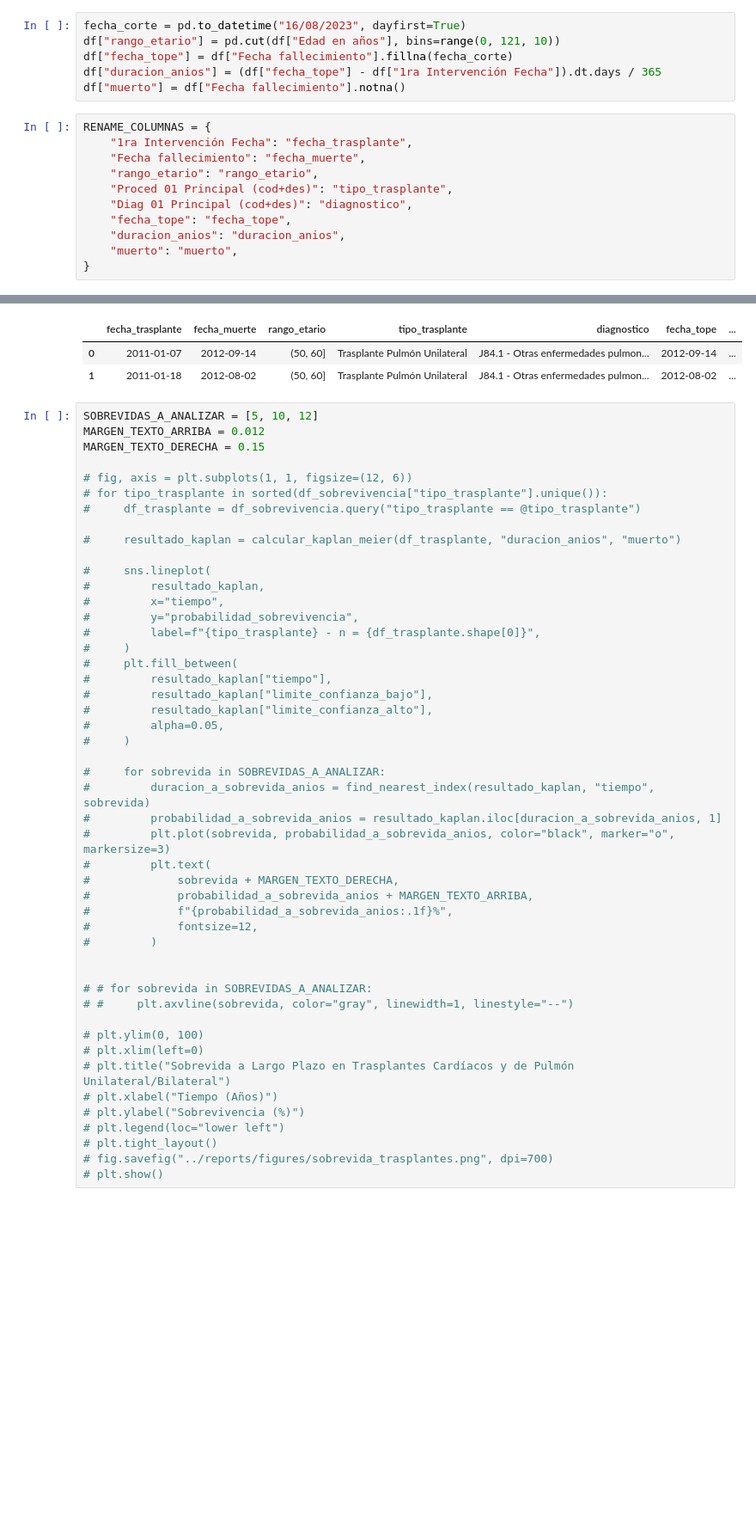
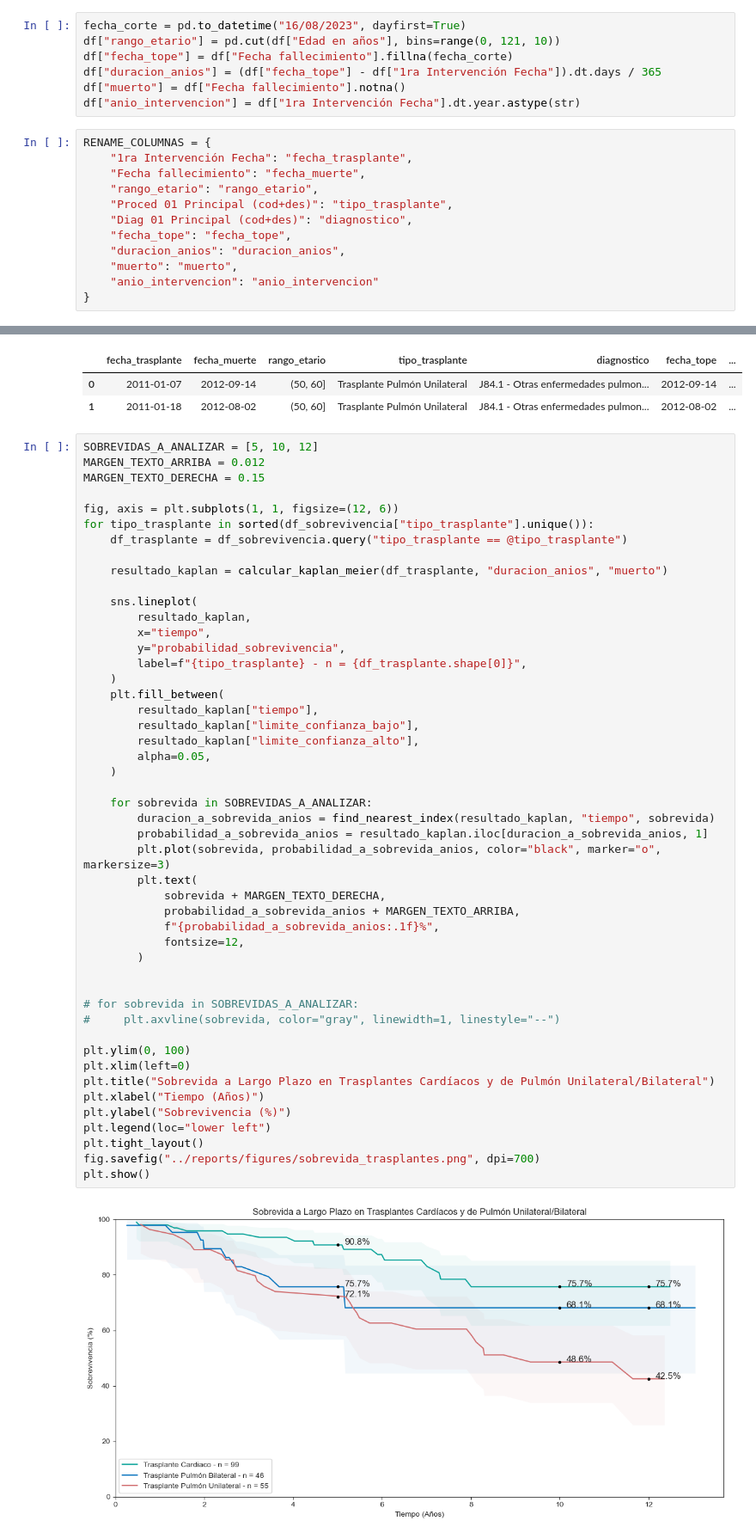
Before and after one commit to JavierRojas14/cardiac-transplant-int, a Jupyter notebook: notebooks/1.0-jrb-survival-analysis.ipynb, the cells around one changed output, grey strips where cells are left out. Shown: that part at 86% size. Cells and saved outputs as stored; diff of their text form; blank space fills up the shorter version.

```diff
--- a/notebooks/1.0-jrb-survival-analysis.ipynb
+++ b/notebooks/1.0-jrb-survival-analysis.ipynb
@@ -75,6 +73,7 @@ df["rango_etario"] = pd.cut(df["Edad en años"], bins=range(0, 121, 10))
 df["fecha_tope"] = df["Fecha fallecimiento"].fillna(fecha_corte)
 df["duracion_anios"] = (df["fecha_tope"] - df["1ra Intervención Fecha"]).dt.days / 365
 df["muerto"] = df["Fecha fallecimiento"].notna()
+df["anio_intervencion"] = df["1ra Intervención Fecha"].dt.year.astype(str)
 # %%
 RENAME_COLUMNAS = {
     "1ra Intervención Fecha": "fecha_trasplante",
@@ -85,6 +84,7 @@ RENAME_COLUMNAS = {
     "fecha_tope": "fecha_tope",
     "duracion_anios": "duracion_anios",
     "muerto": "muerto",
+    "anio_intervencion": "anio_intervencion"
 }
 # %%
 df_sobrevivencia = df[RENAME_COLUMNAS.keys()]
@@ -101,48 +101,50 @@ display(df_sobrevivencia.head(2))
 # %%
 SOBREVIDAS_A_ANALIZAR = [5, 10, 12]
 MARGEN_TEXTO_ARRIBA = 0.012
 MARGEN_TEXTO_DERECHA = 0.15
 
-# fig, axis = plt.subplots(1, 1, figsize=(12, 6))
-# for tipo_trasplante in sorted(df_sobrevivencia["tipo_trasplante"].unique()):
-#     df_trasplante = df_sobrevivencia.query("tipo_trasplante == @tipo_trasplante")
+fig, axis = plt.subplots(1, 1, figsize=(12, 6))
+for tipo_trasplante in sorted(df_sobrevivencia["tipo_trasplante"].unique()):
+    df_trasplante = df_sobrevivencia.query("tipo_trasplante == @tipo_trasplante")
 
-#     resultado_kaplan = calcular_kaplan_meier(df_trasplante, "duracion_anios", "muerto")
+    resultado_kaplan = calcular_kaplan_meier(df_trasplante, "duracion_anios", "muerto")
 
-#     sns.lineplot(
-#         resultado_kaplan,
-#         x="tiempo",
-#         y="probabilidad_sobrevivencia",
-#         label=f"{tipo_trasplante} - n = {df_trasplante.shape[0]}",
-#     )
-#     plt.fill_between(
-#         resultado_kaplan["tiempo"],
-#         resultado_kaplan["limite_confianza_bajo"],
-#         resultado_kaplan["limite_confianza_alto"],
-#         alpha=0.05,
-#     )
+    sns.lineplot(
+        resultado_kaplan,
+        x="tiempo",
+        y="probabilidad_sobrevivencia",
+        label=f"{tipo_trasplante} - n = {df_trasplante.shape[0]}",
+    )
+    plt.fill_between(
+        resultado_kaplan["tiempo"],
+        resultado_kaplan["limite_confianza_bajo"],
+        resultado_kaplan["limite_confianza_alto"],
+        alpha=0.05,
+    )
 
-#     for sobrevida in SOBREVIDAS_A_ANALIZAR:
-#         duracion_a_sobrevida_anios = find_nearest_index(resultado_kaplan, "tiempo", sobrevida)
-#         probabilidad_a_sobrevida_anios = resultado_kaplan.iloc[duracion_a_sobrevida_anios, 1]
-#         plt.plot(sobrevida, probabilidad_a_sobrevida_anios, color="black", marker="o", markersize=3)
-#         plt.text(
-#             sobrevida + MARGEN_TEXTO_DERECHA,
-#             probabilidad_a_sobrevida_anios + MARGEN_TEXTO_ARRIBA,
-#             f"{probabilidad_a_sobrevida_anios:.1f}%",
-#             fontsize=12,
-#         )
+    for sobrevida in SOBREVIDAS_A_ANALIZAR:
+        duracion_a_sobrevida_anios = find_nearest_index(resultado_kaplan, "tiempo", sobrevida)
+        probabilidad_a_sobrevida_anios = resultado_kaplan.iloc[duracion_a_sobrevida_anios, 1]
+        plt.plot(sobrevida, probabilidad_a_sobrevida_anios, color="black", marker="o", markersize=3)
+        plt.text(
+            sobrevida + MARGEN_TEXTO_DERECHA,
+            probabilidad_a_sobrevida_anios + MARGEN_TEXTO_ARRIBA,
+            f"{probabilidad_a_sobrevida_anios:.1f}%",
+            fontsize=12,
+        )
 
 
-# # for sobrevida in SOBREVIDAS_A_ANALIZAR:
-# #     plt.axvline(sobrevida, color="gray", linewidth=1, linestyle="--")
+# for sobrevida in SOBREVIDAS_A_ANALIZAR:
+#     plt.axvline(sobrevida, color="gray", linewidth=1, linestyle="--")
 
-# plt.ylim(0, 100)
-# plt.xlim(left=0)
-# plt.title("Sobrevida a Largo Plazo en Trasplantes Cardíacos y de Pulmón Unilateral/Bilateral")
-# plt.xlabel("Tiempo (Años)")
-# plt.ylabel("Sobrevivencia (%)")
-# plt.legend(loc="lower left")
-# plt.tight_layout()
-# fig.savefig("../reports/figures/sobrevida_trasplantes.png", dpi=700)
-# plt.show()
+plt.ylim(0, 100)
+plt.xlim(left=0)
+plt.title("Sobrevida a Largo Plazo en Trasplantes Cardíacos y de Pulmón Unilateral/Bilateral")
+plt.xlabel("Tiempo (Años)")
+plt.ylabel("Sobrevivencia (%)")
+plt.legend(loc="lower left")
+plt.tight_layout()
+fig.savefig("../reports/figures/sobrevida_trasplantes.png", dpi=700)
+plt.show()
+# %% [output]
+[figure, added]
```
Also changed, not shown: parts of 4 cells of this notebook, 1 other file.
